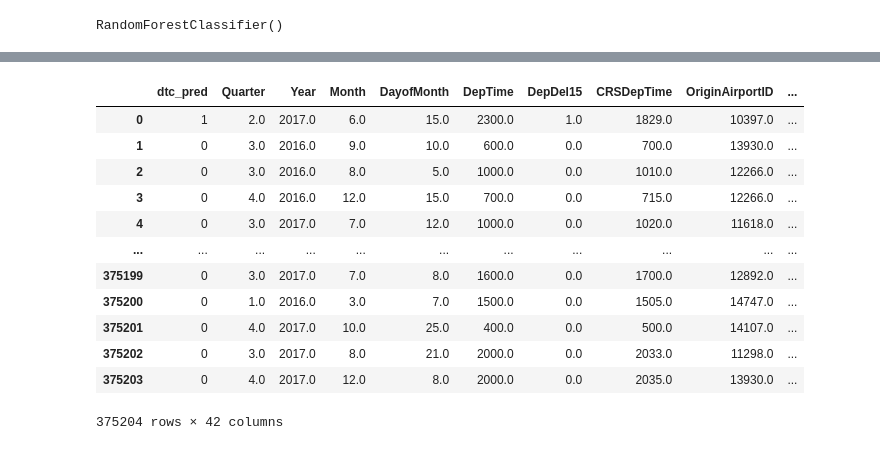
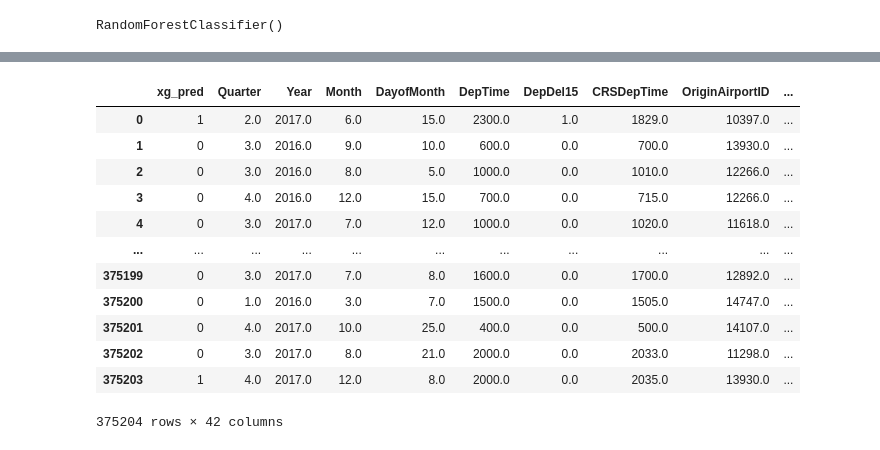
Before and after one commit to AMVamsi/Flight_Delay_Prediction, a Jupyter notebook: Classification.ipynb, the cells around one changed output, grey strips where cells are left out. Saved outputs shown, nothing was run; the diff lists cells and outputs as text; code cells hidden in the pictures.

```diff
--- a/Classification.ipynb
+++ b/Classification.ipynb
@@ -166,9 +401,9 @@ t.to_csv('dtc_classifi.csv',index=False)
 # %%
 d=pd.DataFrame()
-d=pd.read_csv("/Users/msml/Vamsi/SF/SF_Projects/dtc_classifi.csv")
+d=pd.read_csv("/Users/msml/Vamsi/SF/SF_Projects/xg_classifi.csv")
 d
 # %% [output]
-|  | dtc_pred | Quarter | Year | Month | DayofMonth | DepTime | DepDel15 | CRSDepTime | OriginAirportID | ... |
+|  | xg_pred | Quarter | Year | Month | DayofMonth | DepTime | DepDel15 | CRSDepTime | OriginAirportID | ... |
 | 0 | 1 | 2.0 | 2017.0 | 6.0 | 15.0 | 2300.0 | 1.0 | 1829.0 | 10397.0 | ... |
 | 1 | 0 | 3.0 | 2016.0 | 9.0 | 10.0 | 600.0 | 0.0 | 700.0 | 13930.0 | ... |
 | 2 | 0 | 3.0 | 2016.0 | 8.0 | 5.0 | 1000.0 | 0.0 | 1010.0 | 12266.0 | ... |
@@ -179,6 +414,6 @@ d
 | 375200 | 0 | 1.0 | 2016.0 | 3.0 | 7.0 | 1500.0 | 0.0 | 1505.0 | 14747.0 | ... |
 | 375201 | 0 | 4.0 | 2017.0 | 10.0 | 25.0 | 400.0 | 0.0 | 500.0 | 14107.0 | ... |
 | 375202 | 0 | 3.0 | 2017.0 | 8.0 | 21.0 | 2000.0 | 0.0 | 2033.0 | 11298.0 | ... |
-| 375203 | 0 | 4.0 | 2017.0 | 12.0 | 8.0 | 2000.0 | 0.0 | 2035.0 | 13930.0 | ... |
+| 375203 | 1 | 4.0 | 2017.0 | 12.0 | 8.0 | 2000.0 | 0.0 | 2035.0 | 13930.0 | ... |
 375204 rows × 42 columns
 # %%
```
Also changed, not shown: parts of 52 cells of this notebook.
